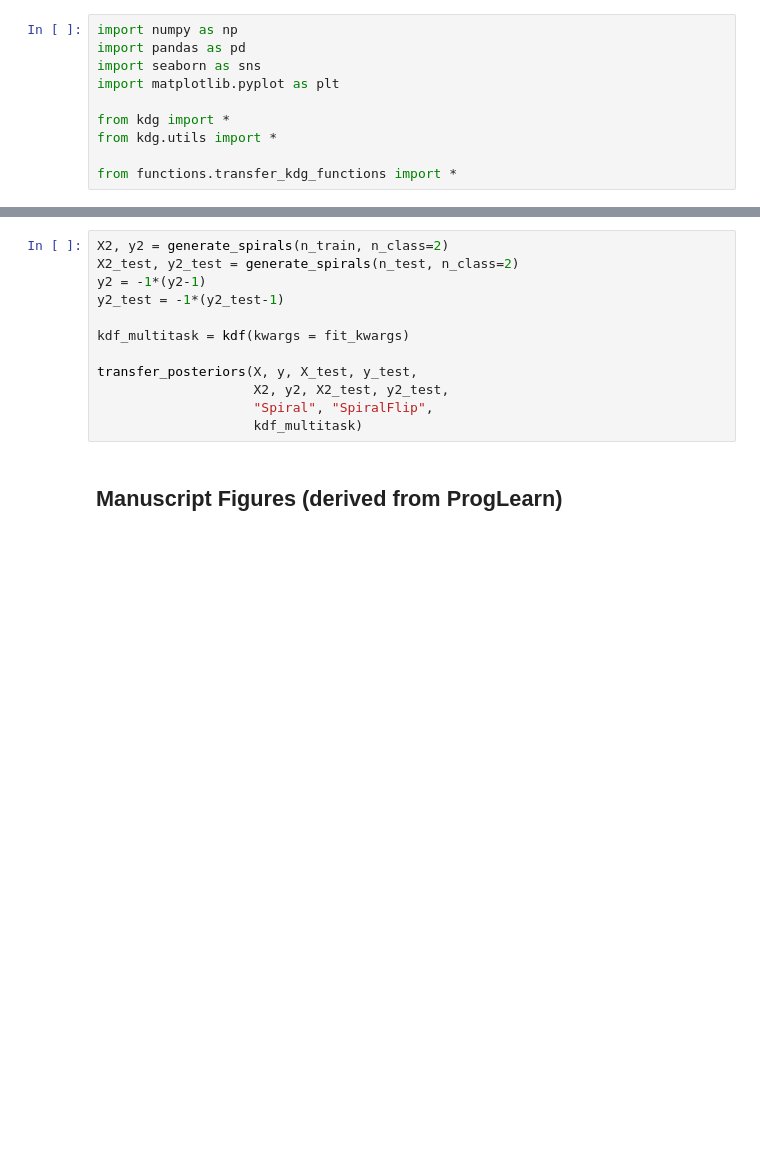
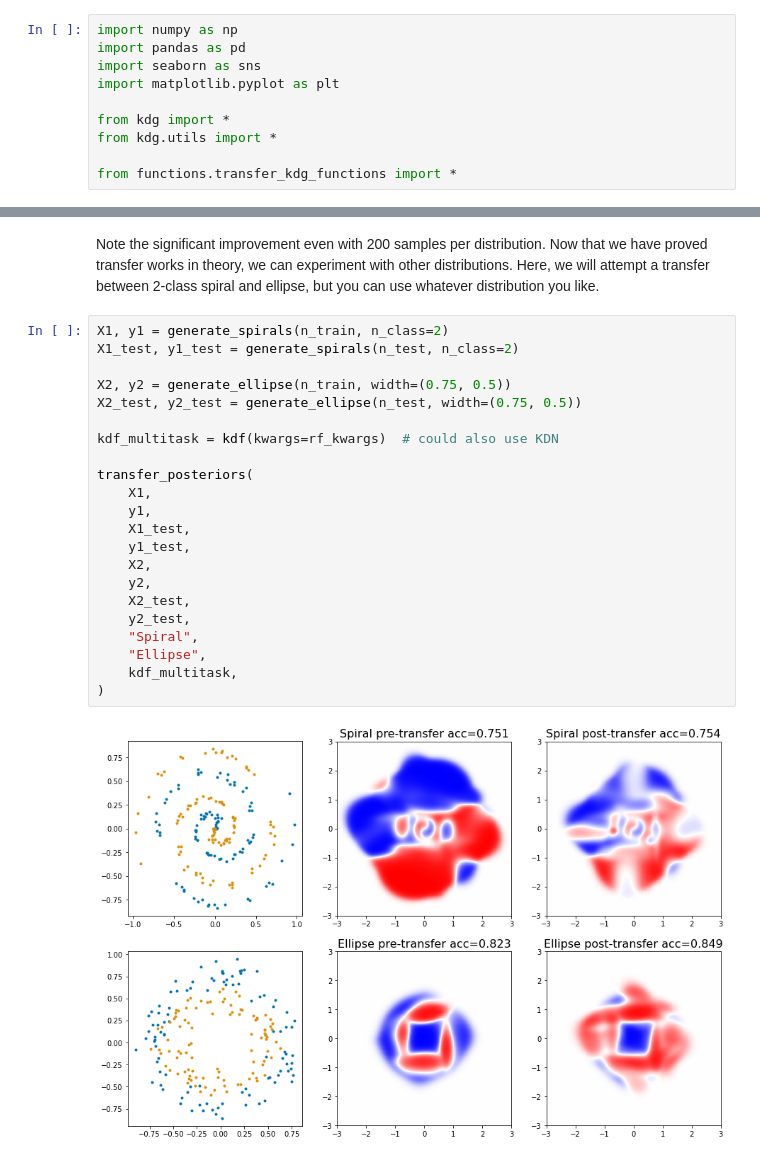
Before and after one commit to neurodata/kdg, a Jupyter notebook: docs/tutorials/transfer_kdg.ipynb, the cells around one changed output, grey strips where cells are left out. Cells and saved outputs as stored; diff of their text form; blank space fills up the shorter version.

```diff
--- a/docs/tutorials/transfer_kdg.ipynb
+++ b/docs/tutorials/transfer_kdg.ipynb
@@ -50,14 +81,26 @@ force_flip(X, y, X_test, y_test,
+# %% [markdown]
+Note the significant improvement even with 200 samples per distribution. Now that we have proved transfer works in theory, we can experiment with other distributions. Here, we will attempt a transfer between 2-class spiral and ellipse, but you can use whatever distribution you like.
 # %%
-X2, y2 = generate_spirals(n_train, n_class=2)
-X2_test, y2_test = generate_spirals(n_test, n_class=2)
-y2 = -1*(y2-1)
-y2_test = -1*(y2_test-1)
+X1, y1 = generate_spirals(n_train, n_class=2)
+X1_test, y1_test = generate_spirals(n_test, n_class=2)
 
-kdf_multitask = kdf(kwargs = fit_kwargs)
+X2, y2 = generate_ellipse(n_train, width=(0.75, 0.5))
+X2_test, y2_test = generate_ellipse(n_test, width=(0.75, 0.5))
 
-transfer_posteriors(X, y, X_test, y_test,
-                    X2, y2, X2_test, y2_test,
-                    "Spiral", "SpiralFlip",
-                    kdf_multitask)
+kdf_multitask = kdf(kwargs=rf_kwargs)  # could also use KDN
+
+transfer_posteriors(
+    X1,
+    y1,
+    X1_test,
+    y1_test,
+    X2,
+    y2,
+    X2_test,
+    y2_test,
+    "Spiral",
+    "Ellipse",
+    kdf_multitask,
+)
+# %% [output]
+[figure, added]
-# %% [markdown]
-## Manuscript Figures (derived from ProgLearn)
```
Also changed, not shown: parts of 17 cells of this notebook, 5 other files.
